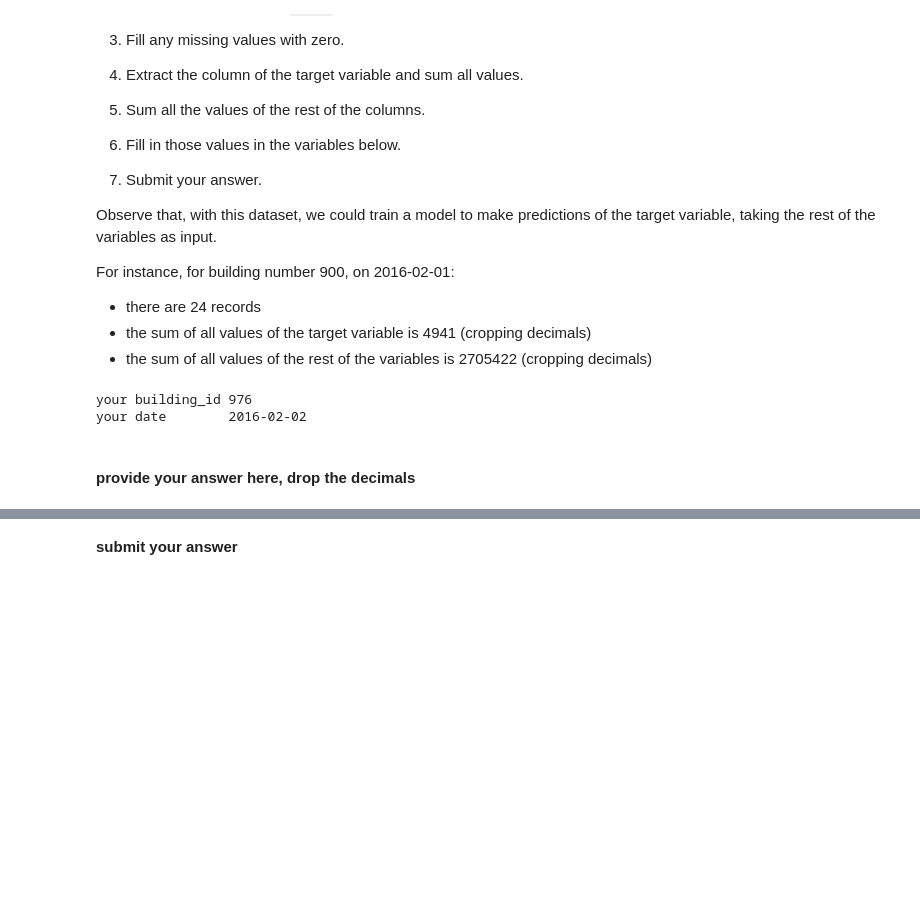
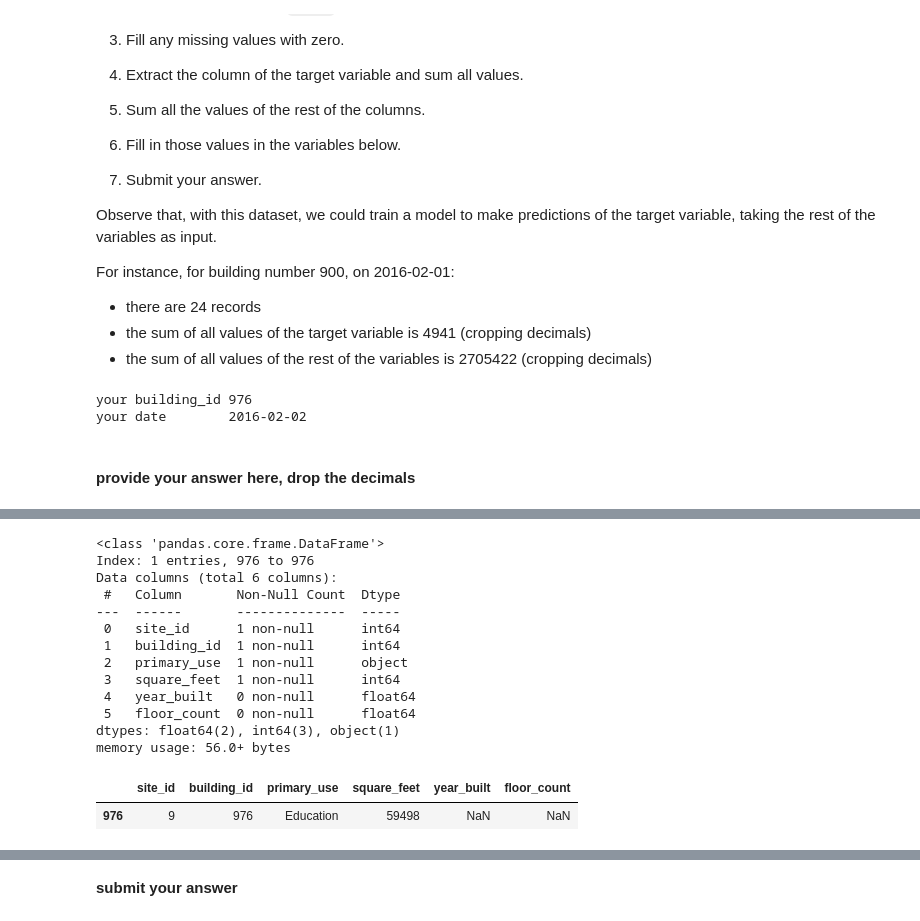
Before and after one commit to cristianpenagos/IAUdeA, a Jupyter notebook: Copia de LAB 04.02 - BUILDING DATASETS.ipynb, the cells around one changed output, grey strips where cells are left out. Drawn from its saved outputs; the diff is of its cells as text; code cells hidden in the pictures; blank space fills up the shorter version.

```diff
--- a/Copia de LAB 04.02 - BUILDING DATASETS.ipynb
+++ b/Copia de LAB 04.02 - BUILDING DATASETS.ipynb
@@ -80,12 +94,28 @@ train_filtered.head(72)
 # %%
 import pandas as pd
 
 build = pd.read_csv('building_metadata.csv')
-build.info()
+build.head(30)
 
 build_filtered = build[build['building_id'] == 976]
 build_filtered.info()
 build_filtered.head()
+# %% [output]
+<class 'pandas.core.frame.DataFrame'>
+Index: 1 entries, 976 to 976
+Data columns (total 6 columns):
+ #   Column       Non-Null Count  Dtype
+---  ------       --------------  -----
+ 0   site_id      1 non-null      int64
+ 1   building_id  1 non-null      int64
+ 2   primary_use  1 non-null      object
+ 3   square_feet  1 non-null      int64
+ 4   year_built   0 non-null      float64
+ 5   floor_count  0 non-null      float64
+dtypes: float64(2), int64(3), object(1)
+memory usage: 56.0+ bytes
+|  | site_id | building_id | primary_use | square_feet | year_built | floor_count |
+| 976 | 9 | 976 | Education | 59498 | NaN | NaN |
 # %%
 import pandas as pd
 
```
Also changed, not shown: parts of 10 cells of this notebook.
